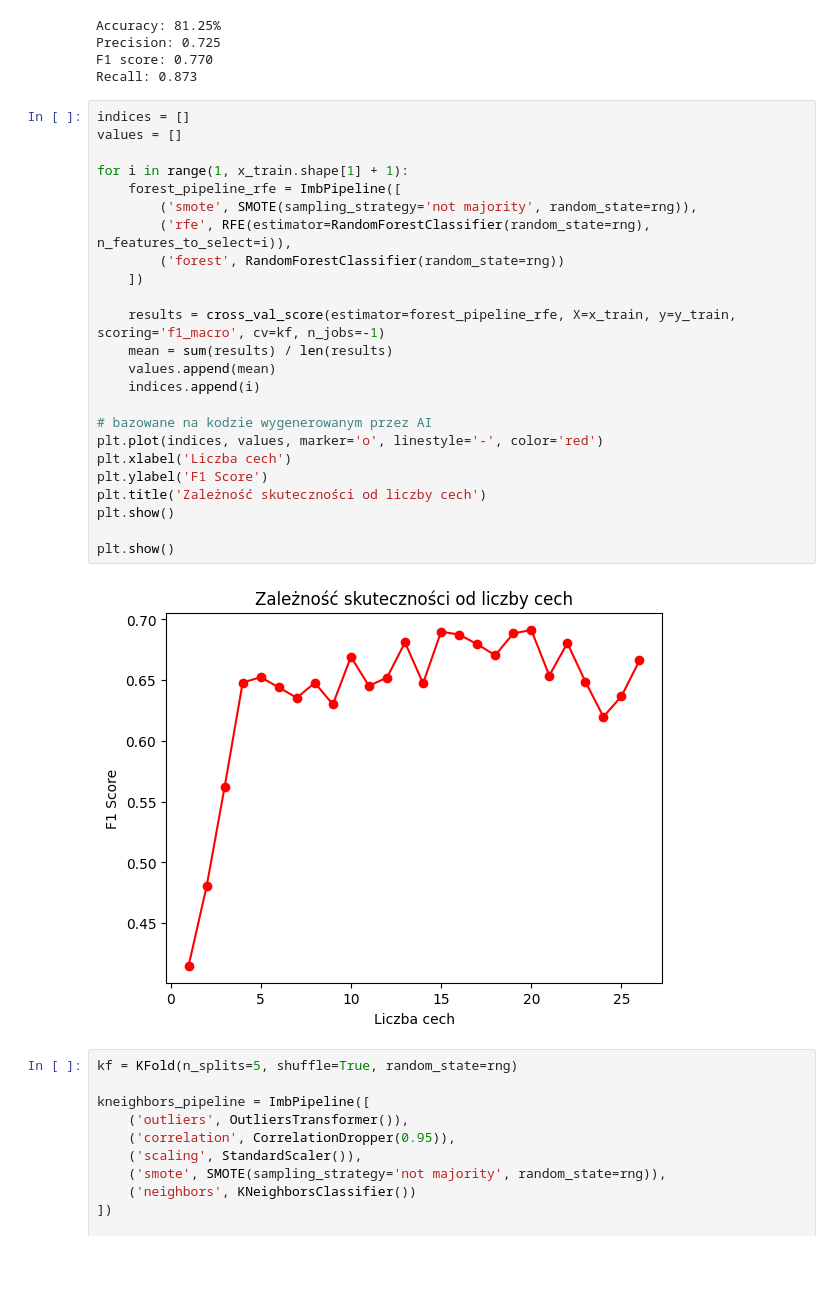
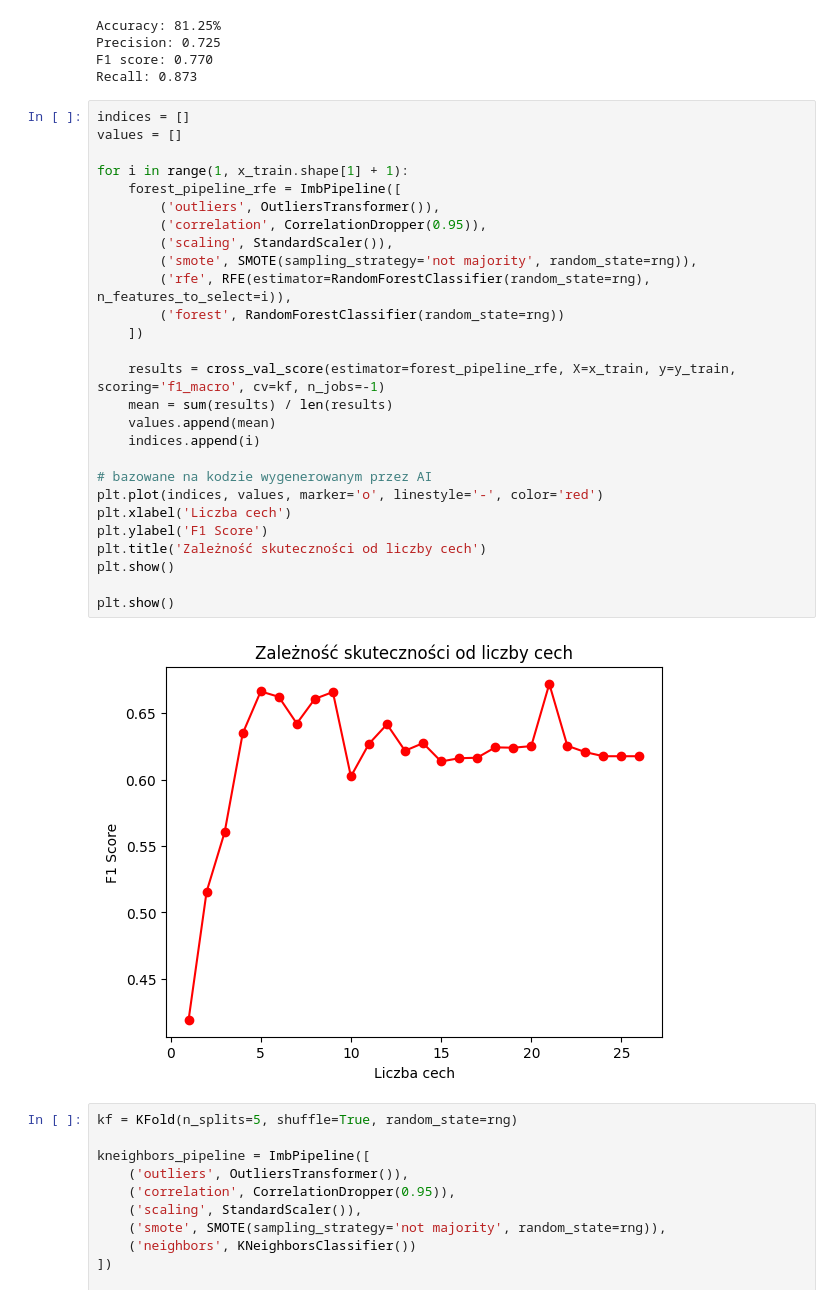
Before and after one commit to R4ken/Machine-Learning-Analysis, a Jupyter notebook: classification/solution.ipynb, the cells around one changed output. Saved outputs shown, nothing was run; the diff lists cells and outputs as text; blank space fills up the shorter version.

```diff
--- a/classification/solution.ipynb
+++ b/classification/solution.ipynb
@@ -298,29 +298,32 @@ Recall: 0.873
 # %%
 indices = []
 values = []
 
 for i in range(1, x_train.shape[1] + 1):
     forest_pipeline_rfe = ImbPipeline([
+        ('outliers', OutliersTransformer()),
+        ('correlation', CorrelationDropper(0.95)),
+        ('scaling', StandardScaler()),
         ('smote', SMOTE(sampling_strategy='not majority', random_state=rng)),
         ('rfe', RFE(estimator=RandomForestClassifier(random_state=rng), n_features_to_select=i)),
         ('forest', RandomForestClassifier(random_state=rng))
     ])
 
     results = cross_val_score(estimator=forest_pipeline_rfe, X=x_train, y=y_train, scoring='f1_macro', cv=kf, n_jobs=-1)
     mean = sum(results) / len(results)
     values.append(mean)
     indices.append(i)
 
 # bazowane na kodzie wygenerowanym przez AI
 plt.plot(indices, values, marker='o', linestyle='-', color='red')
 plt.xlabel('Liczba cech')
 plt.ylabel('F1 Score')
 plt.title('Zależność skuteczności od liczby cech')
 plt.show()
 
 plt.show()
 # %% [output]
-[figure, old version]
+[figure, new version]
 # %%
 kf = KFold(n_splits=5, shuffle=True, random_state=rng)
 
```
Also changed, not shown: parts of 1 cell of this notebook.
